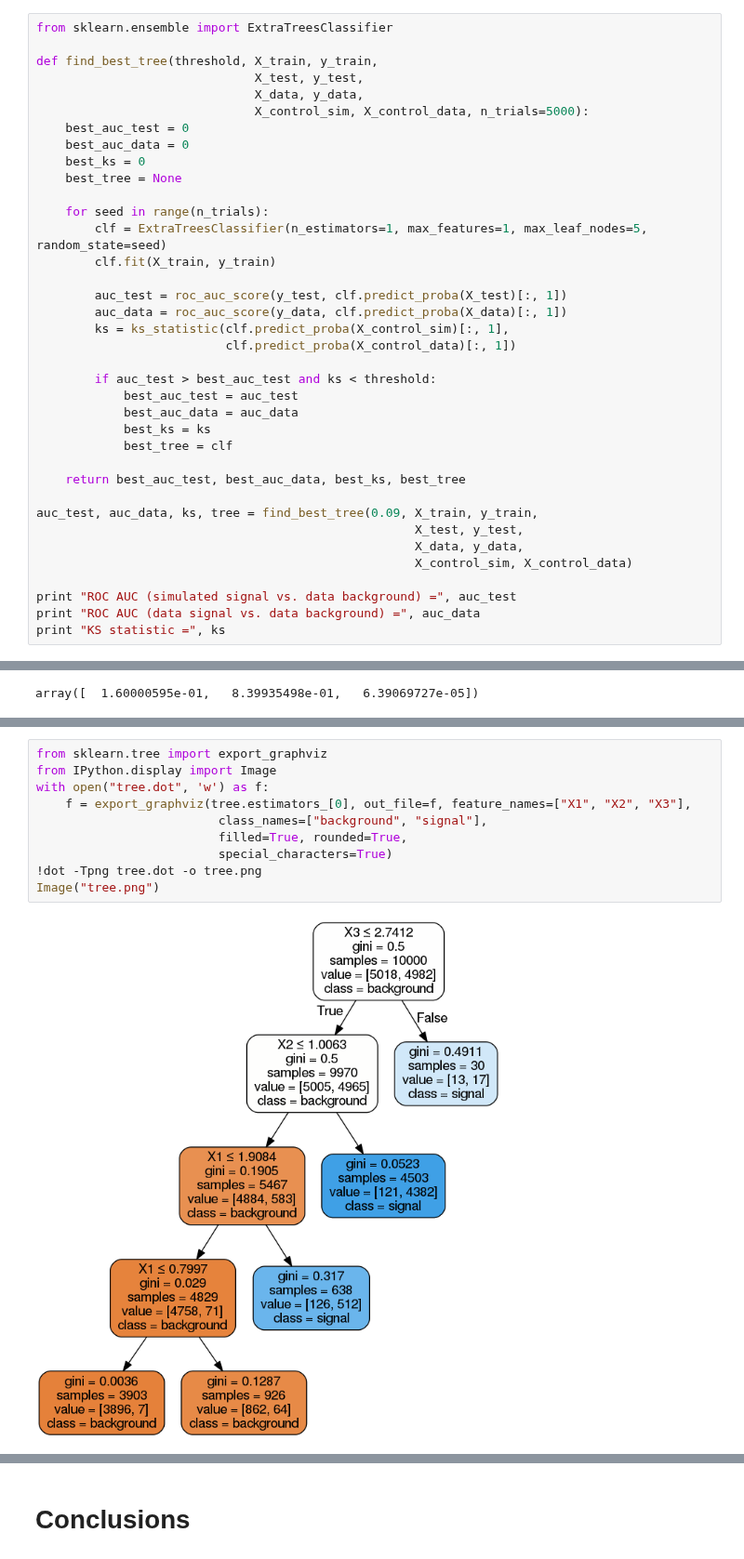
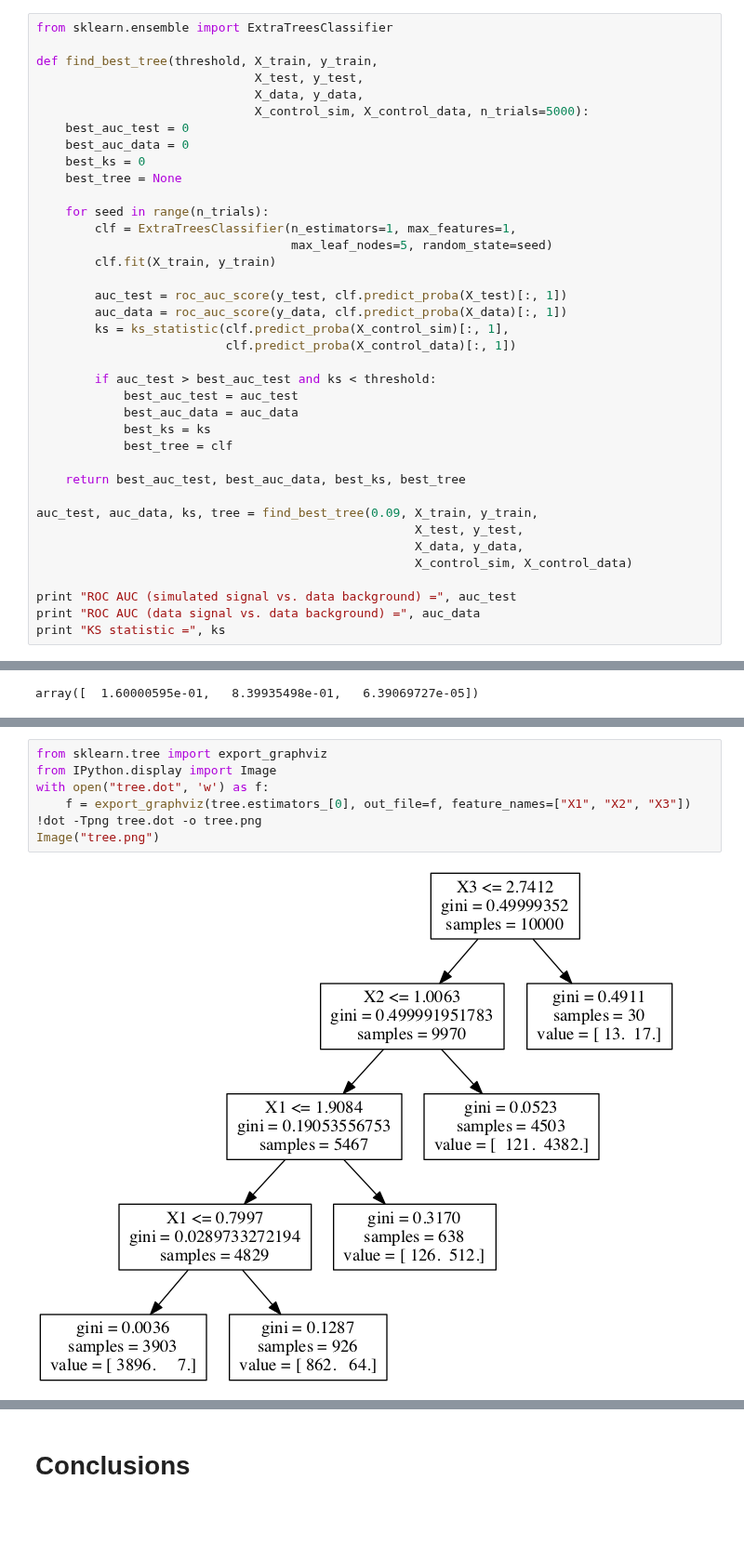
Before and after one commit to glouppe/notebooks, a Jupyter notebook: Classification with a control channel.ipynb, the cells around one changed output, grey strips where cells are left out. Shown at 93% size. Drawn from its saved outputs; the diff is of its cells as text; blank space fills up the shorter version.

Commit message:
Lots more changes.
Can we stick to the more ugly tree viz that comes with 0.16.1?

```diff
--- a/Classification with a control channel.ipynb
+++ b/Classification with a control channel.ipynb
@@ -180,7 +182,8 @@ def find_best_tree(threshold, X_train, y_train,
     best_tree = None
 
     for seed in range(n_trials):
-        clf = ExtraTreesClassifier(n_estimators=1, max_features=1, max_leaf_nodes=5, random_state=seed)
+        clf = ExtraTreesClassifier(n_estimators=1, max_features=1,
+                                   max_leaf_nodes=5, random_state=seed)
         clf.fit(X_train, y_train)
 
         auc_test = roc_auc_score(y_test, clf.predict_proba(X_test)[:, 1])
@@ -225,13 +229,10 @@ Let us now look at tree that has been found:
 # %%
 from sklearn.tree import export_graphviz
 from IPython.display import Image
 with open("tree.dot", 'w') as f:
-    f = export_graphviz(tree.estimators_[0], out_file=f, feature_names=["X1", "X2", "X3"],
-                         class_names=["background", "signal"],
-                         filled=True, rounded=True,
-                         special_characters=True)
+    f = export_graphviz(tree.estimators_[0], out_file=f, feature_names=["X1", "X2", "X3"])
 !dot -Tpng tree.dot -o tree.png
 Image("tree.png")
 # %% [output]
-[figure, old version]
+[figure, new version]
 # %% [markdown]
```
Also changed, not shown: parts of 6 cells of this notebook.
